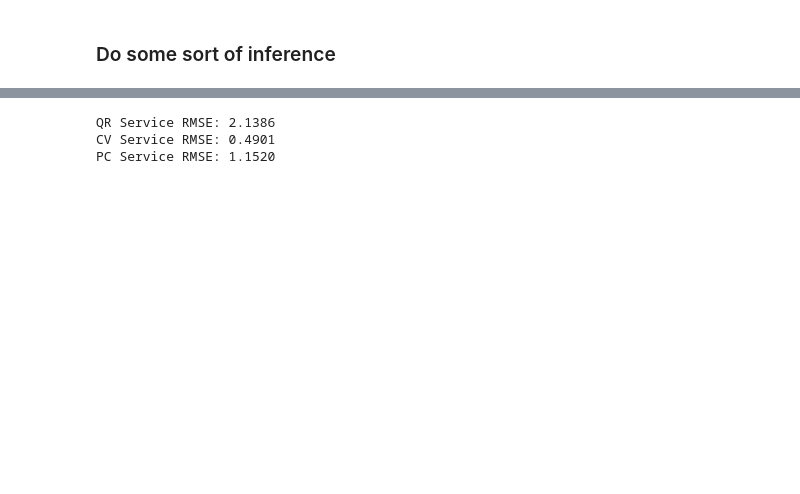
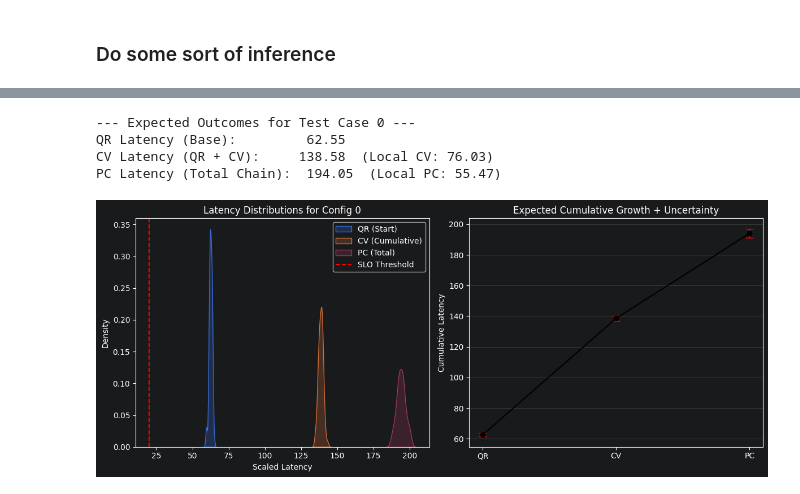
Before and after one commit to borissedlak/composable-autonomous-offerings, a Jupyter notebook: notebooks/create_deepGP.ipynb, the cells around one changed output, grey strips where cells are left out. Cells and saved outputs as stored; diff of their text form; code cells hidden in the pictures; blank space fills up the shorter version.

```diff
--- a/notebooks/create_deepGP.ipynb
+++ b/notebooks/create_deepGP.ipynb
@@ -192,18 +285,74 @@ print(f"Probabilities for first 5 test cases: {slo_fulfilled[:5]}")
+# %%
+import matplotlib.pyplot as plt
+import seaborn as sns
+
+# Pick one specific hardware configuration (test case)
+test_idx = 0
+# Shape: (1000 simulations, 3 services)
+single_chain_sims = combined_samples[:, test_idx, :]
+
+# 1. Calculate Expected Outcomes (Means)
+expected_qr = single_chain_sims[:, 0].mean()
+expected_cv = single_chain_sims[:, 1].mean()
+expected_pc = single_chain_sims[:, 2].mean()
+
+print(f"--- Expected Outcomes for Test Case {test_idx} ---")
+print(f"QR Latency (Base):         {expected_qr:.2f}")
+print(f"CV Latency (QR + CV):     {expected_cv:.2f}  (Local CV: {expected_cv - expected_qr:.2f})")
+print(f"PC Latency (Total Chain):  {expected_pc:.2f}  (Local PC: {expected_pc - expected_cv:.2f})")
+
+# 2. Plotting the "Growth" of Latency
+plt.figure(figsize=(12, 5))
+
+# Plot A: The Probability Density for each stage
+plt.subplot(1, 2, 1)
+sns.kdeplot(single_chain_sims[:, 0], label='QR (Start)', fill=True)
+sns.kdeplot(single_chain_sims[:, 1], label='CV (Cumulative)', fill=True)
+sns.kdeplot(single_chain_sims[:, 2], label='PC (Total)', fill=True)
+plt.axvline(threshold, color='red', linestyle='--', label='SLO Threshold')
+plt.title(f"Latency Distributions for Config {test_idx}")
+plt.xlabel("Scaled Latency")
+plt.legend()
+
+# Plot B: The "Staircase" of Uncertainty
+plt.subplot(1, 2, 2)
+stages = ['QR', 'CV', 'PC']
+means = [expected_qr, expected_cv, expected_pc]
+# Standard deviation as the "error bar"
+stds = [single_chain_sims[:, i].std() for i in range(3)]
+
+plt.errorbar(stages, means, yerr=stds, fmt='-o', capsize=5, color='black', ecolor='red')
+plt.title("Expected Cumulative Growth + Uncertainty")
+plt.ylabel("Cumulative Latency")
+plt.grid(axis='y', alpha=0.3)
+
+plt.tight_layout()
+plt.show()
+
+
+# Repeat your 'cores' feature 10 times to match the 600 points
+# cores_repeated = np.repeat(test_x[:, 0].cpu().numpy(), 10)
+#
+# plt.scatter(flattened_samples[:, 0], flattened_samples[:, 1],
+#             c=cores_repeated, cmap='viridis', alpha=0.5)
+# plt.colorbar(label='Normalized Cores')
+# %% [output]
+--- Expected Outcomes for Test Case 0 ---
+QR Latency (Base):         62.55
+CV Latency (QR + CV):     138.58  (Local CV: 76.03)
+PC Latency (Total Chain):  194.05  (Local PC: 55.47)
+[figure, added]
 # %%
 
 # --- MODEL VALIDATION ---
 # Get the mean prediction for each service (mean across Monte Carlo samples)
 # unscaled_samples shape is (1000, N_test, 3)
-predicted_means = unscaled_samples.mean(axis=0)
+predicted_means = combined_samples.mean(axis=0)
 
 # Unscale the ground truth test_y to compare in real units
-actual_y = y_scaler.inverse_transform(test_y.cpu().numpy())
+actual_y = test_y.cpu().numpy()
 
 # Calculate Error for each service
 for i, name in enumerate(['QR', 'CV', 'PC']):
     rmse = np.sqrt(np.mean((predicted_means[:, i] - actual_y[:, i]) ** 2))
     print(f"{name} Service RMSE: {rmse:.4f}")
-# %% [output]
-QR Service RMSE: 2.1386
-CV Service RMSE: 0.4901
-PC Service RMSE: 1.1520
```
Also changed, not shown: parts of 5 cells of this notebook.
